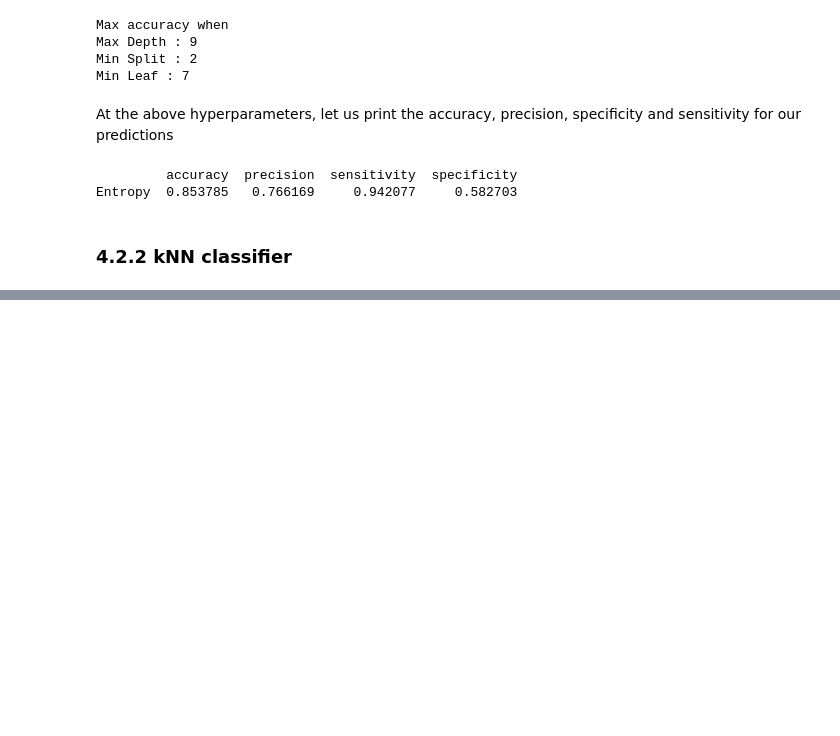
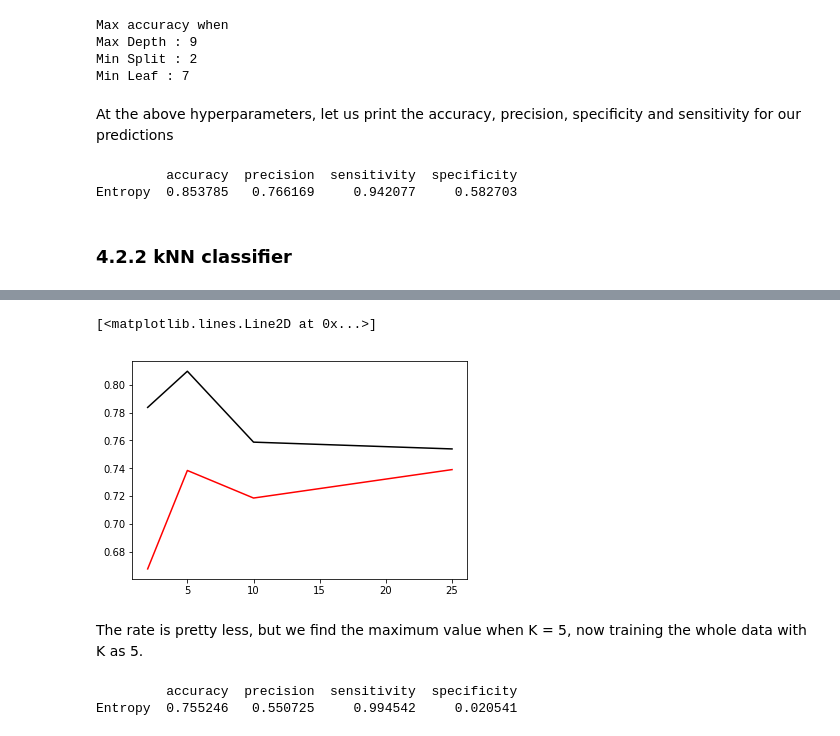
Before and after one commit to arv1ndh/ml_project, a Jupyter notebook: code/project_contents.ipynb, the cells around one changed output, grey strips where cells are left out. Drawn from its saved outputs; the diff is of its cells as text; code cells hidden in the pictures; blank space fills up the shorter version.

```diff
--- a/code/project_contents.ipynb
+++ b/code/project_contents.ipynb
@@ -630,0 +668,19 @@ Entropy  0.853785   0.766169     0.942077     0.582703
+# %%
+plt.plot(neigh_range, tr_auc, 'k-')
+plt.plot(neigh_range, va_auc, 'r-')
+# %% [output]
+[<matplotlib.lines.Line2D at 0x...>]
+[figure, added]
+# %% [markdown]
+The rate is pretty less, but we find the maximum value when K = 5, now training the whole data with K as 5.
+# %%
+k_neigh_classifier = KNeighborsClassifier(n_neighbors=5)
+k_neigh_classifier.fit(train_ohe, train_results)
+te_knn_preds = k_neigh_classifier.predict(test_ohe)
+acc,pre,spe,sen = conf_calc(test_results, te_knn_preds)
+eval_dict = {'accuracy': acc, 'precision' : pre, 'specificity' : spe, 'sensitivity' : sen}
+eval_df = pd.DataFrame([eval_dict], index = ['Entropy'])
+print(eval_df)
+# %% [output]
+         accuracy  precision  sensitivity  specificity
+Entropy  0.755246   0.550725     0.994542     0.020541
```
Also changed, not shown: parts of 4 cells of this notebook.
